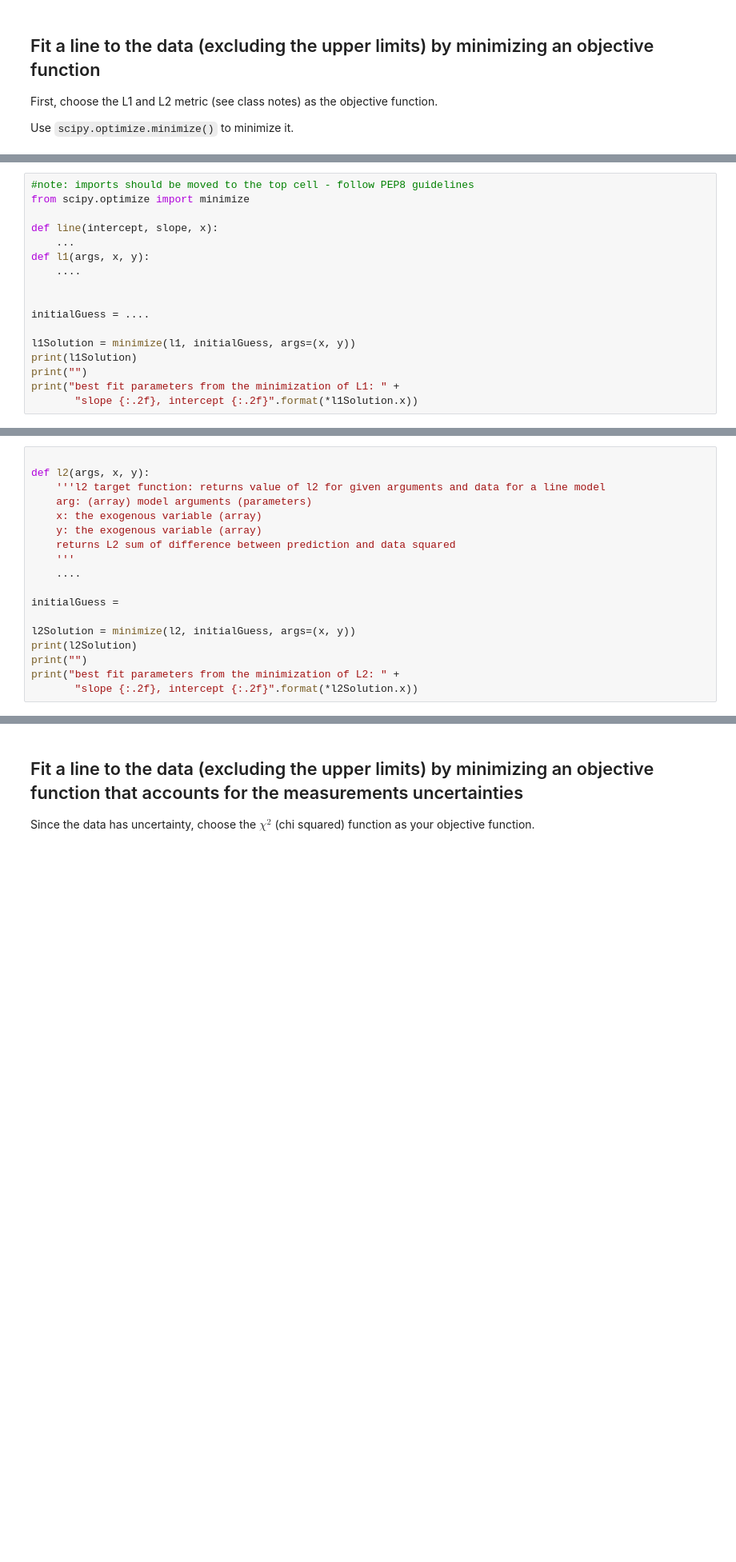
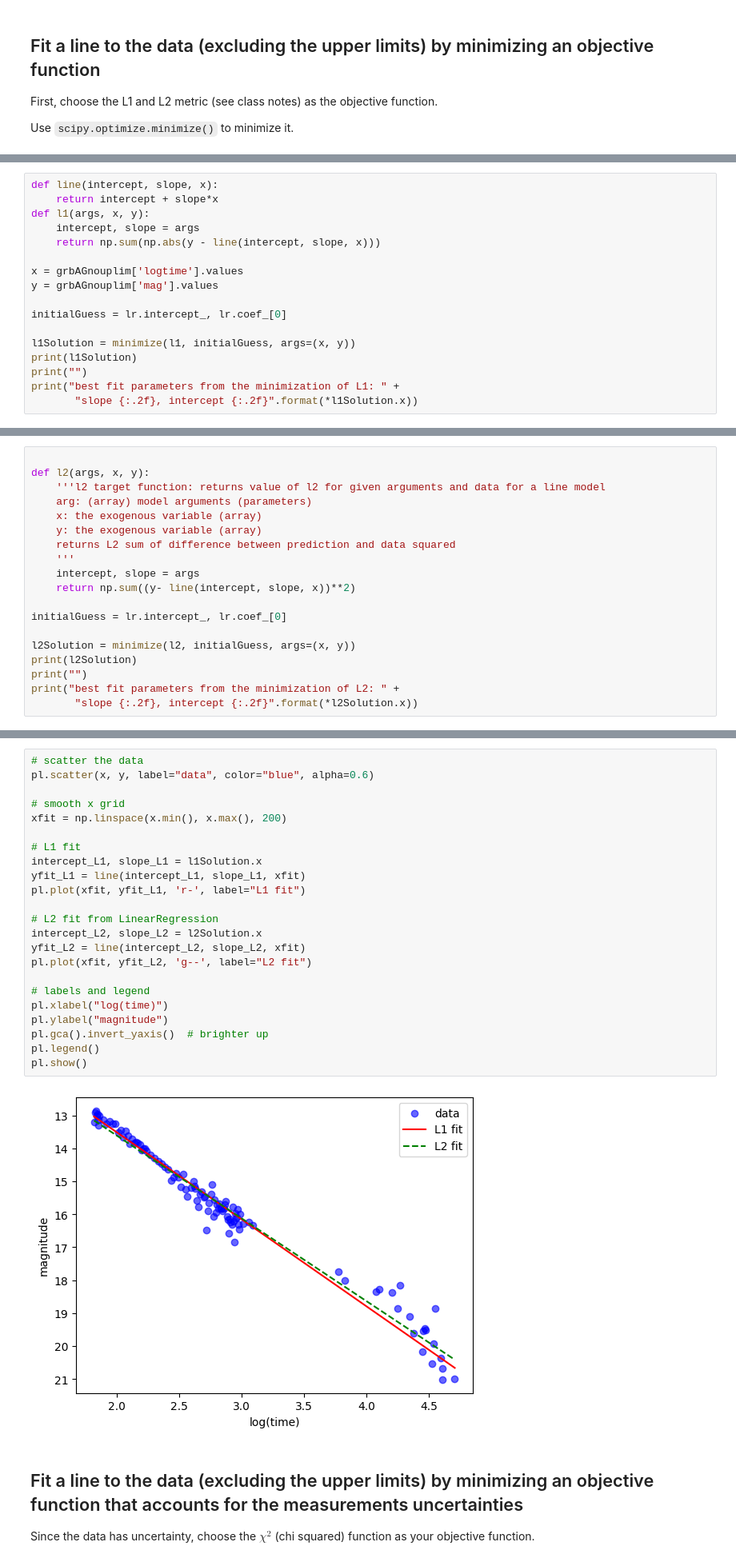
Before and after one commit to ashtonsouthwick/DSPS_ASouthwick, a Jupyter notebook: HW5/HW5_fitlinetogrbafterglow_mcmc_instructions_dsps25.ipynb, the cells around one changed output, grey strips where cells are left out. Shown: that part at 80% size. Cells and saved outputs as stored; diff of their text form; blank space fills up the shorter version.

```diff
--- a/HW5/HW5_fitlinetogrbafterglow_mcmc_instructions_dsps25.ipynb
+++ b/HW5/HW5_fitlinetogrbafterglow_mcmc_instructions_dsps25.ipynb
@@ -196,14 +220,14 @@ def line(intercept, slope, x):
 # %%
-#note: imports should be moved to the top cell - follow PEP8 guidelines
-from scipy.optimize import minimize
+def line(intercept, slope, x):
+    return intercept + slope*x
+def l1(args, x, y):
+    intercept, slope = args
+    return np.sum(np.abs(y - line(intercept, slope, x)))
 
-def line(intercept, slope, x):
-    ...
-def l1(args, x, y):
-    ....
+x = grbAGnouplim['logtime'].values
+y = grbAGnouplim['mag'].values
 
-
-initialGuess = ....
+initialGuess = lr.intercept_, lr.coef_[0]
 
 l1Solution = minimize(l1, initialGuess, args=(x, y))
 print(l1Solution)
@@ -233,9 +257,10 @@ def l2(args, x, y):
     y: the exogenous variable (array)
     returns L2 sum of difference between prediction and data squared
     '''
-    ....
+    intercept, slope = args
+    return np.sum((y- line(intercept, slope, x))**2)
 
-initialGuess =
+initialGuess = lr.intercept_, lr.coef_[0]
 
 l2Solution = minimize(l2, initialGuess, args=(x, y))
 print(l2Solution)
@@ -261,3 +288,28 @@ l2?
+# %%
+# scatter the data
+pl.scatter(x, y, label="data", color="blue", alpha=0.6)
+
+# smooth x grid
+xfit = np.linspace(x.min(), x.max(), 200)
+
+# L1 fit
+intercept_L1, slope_L1 = l1Solution.x
+yfit_L1 = line(intercept_L1, slope_L1, xfit)
+pl.plot(xfit, yfit_L1, 'r-', label="L1 fit")
+
+# L2 fit from LinearRegression
+intercept_L2, slope_L2 = l2Solution.x
+yfit_L2 = line(intercept_L2, slope_L2, xfit)
+pl.plot(xfit, yfit_L2, 'g--', label="L2 fit")
+
+# labels and legend
+pl.xlabel("log(time)")
+pl.ylabel("magnitude")
+pl.gca().invert_yaxis()  # brighter up
+pl.legend()
+pl.show()
+# %% [output]
+[figure, added]
 # %% [markdown]
 ## Fit a line to the data (excluding the upper limits) by minimizing an objective function that accounts for the measurements uncertainties
 
```
Also changed, not shown: parts of 23 cells of this notebook.
